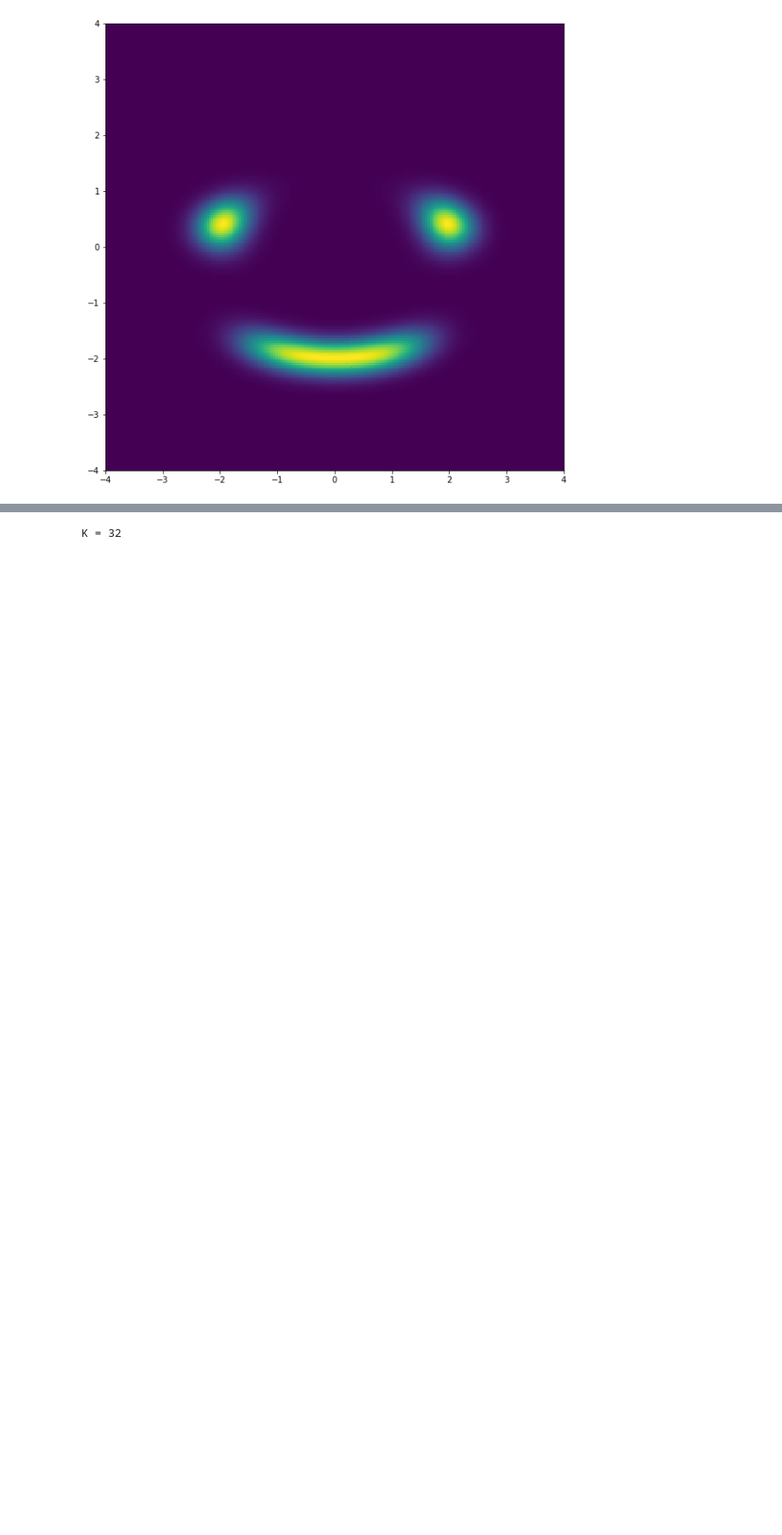
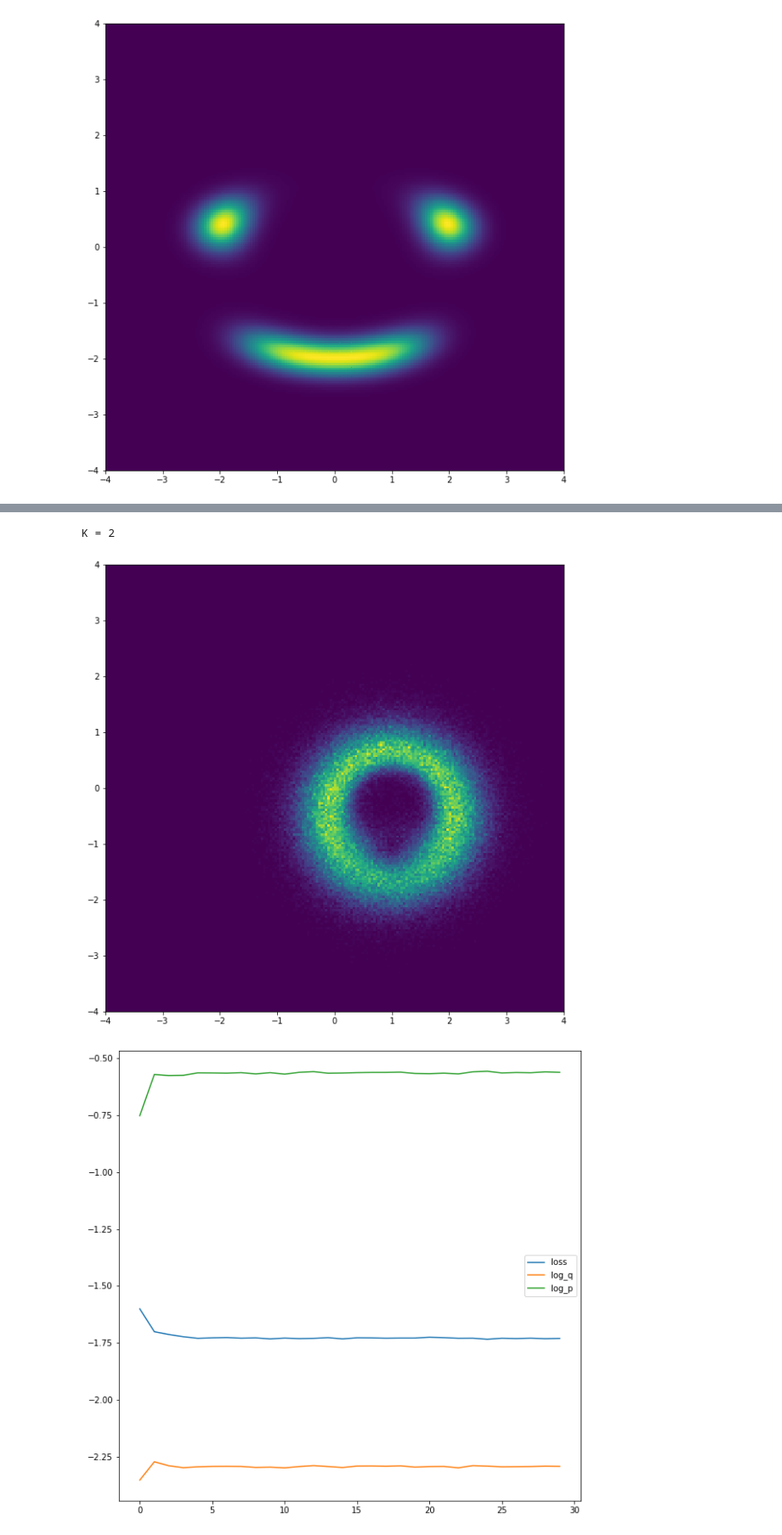
Before and after one commit to VincentStimper/normalizing-flows, a Jupyter notebook: example/flow_plots.ipynb, the cells around one changed output, grey strips where cells are left out. Shown at 85% size. Cells and saved outputs as stored; diff of their text form; code cells hidden in the pictures; blank space fills up the shorter version.

```diff
--- a/example/flow_plots.ipynb
+++ b/example/flow_plots.ipynb
@@ -124,10 +133,11 @@ K = 32
 # %%
 # Radial flows
-K_arr = [32]
+K_arr = [2,8]
+max_iter = 30000
 for K in K_arr:
 
     print("K = {}".format(K))
-    for k in range(2,5):
+    for k in range(2,4):
         if k == 0 or k == 4:
             anneal_iter = 10000
         else:
@@ -137,7 +147,7 @@ for K in K_arr:
         for i in range(K):
             flows += [nf.flows.Radial((2,))]
 
-        q0 = nf.distributions.ConstDiagGaussian(np.zeros(2), 2.0)
+        q0 = nf.distributions.ConstDiagGaussian(np.zeros(2), 1.0)
         nfm = nf.NormalizingFlow(prior=priors[k], q0=q0, flows=flows)
         nfm.to(dev) # Move model on GPU if available
 
@@ -151,31 +161,33 @@ for K in K_arr:
         for it in tqdm(range(max_iter)):
             optimizer.zero_grad()
             _, log_q, log_p = nfm(x, num_samples)
             mean_log_q = torch.mean(log_q)
             mean_log_p = torch.mean(log_p)
             loss = mean_log_q - np.min([1.0, 0.01 + it / anneal_iter]) * mean_log_p
             loss.backward()
             optimizer.step()
 
             if (it + 1) % save_iter == 0:
                 loss_hist = np.append(loss_hist, loss.cpu().data.numpy())
                 log_q_hist = np.append(log_q_hist, mean_log_q.cpu().data.numpy())
                 log_p_hist = np.append(log_p_hist, mean_log_p.cpu().data.numpy())
 
         # Plot learned posterior distribution
         z, _, _ = nfm(torch.zeros(512).to(dev), num_samples=512)
         z_np = z.cpu().data.numpy()
         plt.figure(figsize=(10, 10))
         plt.hist2d(z_np[:, :, 0].flatten(), z_np[:, :, 1].flatten(), (grid_size, grid_size), grid_shape)
         plt.show()
         np.save("rad_K={}-k={}".format(K,k), (z_np, loss.cpu().data.numpy()))
 
         # Plot training history
         plt.figure(figsize=(10, 10))
         plt.plot(loss_hist, label='loss')
         plt.plot(log_q_hist, label='log_q')
         plt.plot(log_p_hist, label='log_p')
         plt.legend()
         plt.show()
 # %% [output]
-K = 32
+K = 2
+[figure, added]
+[figure, added]
```
Also changed, not shown: parts of 9 cells of this notebook.
